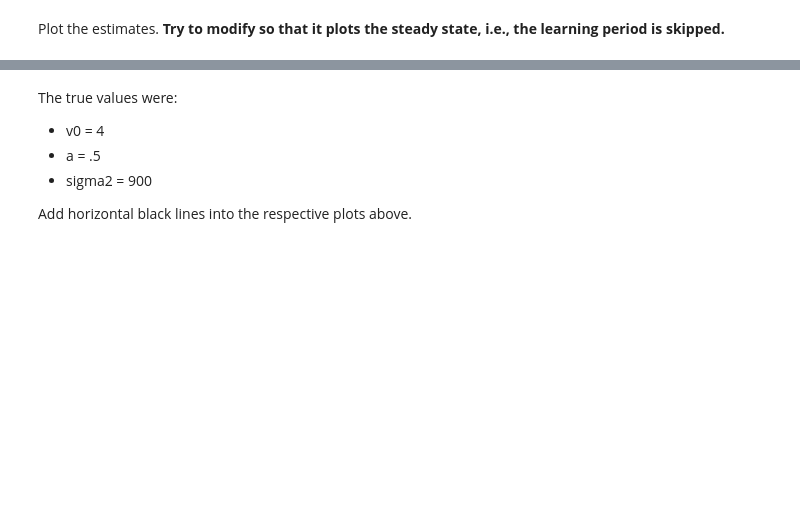
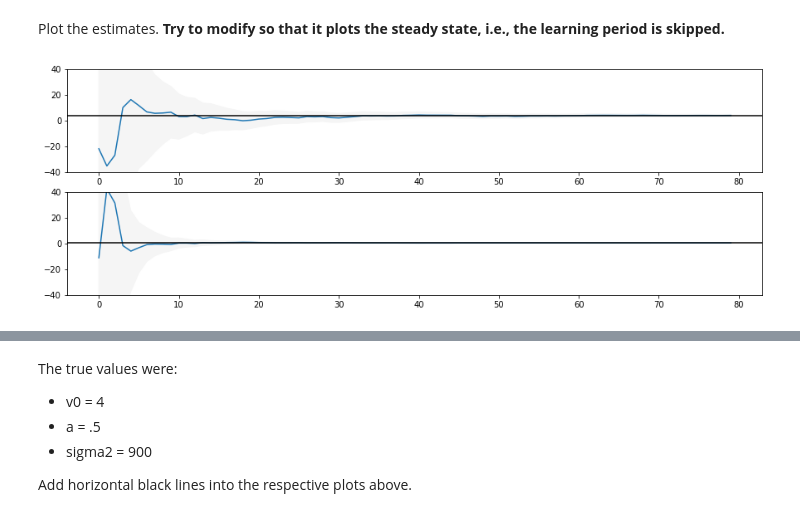
Before and after one commit to kai-wren/BM, a Jupyter notebook: labs/c1-2-tracking.ipynb, the cells around one changed output, grey strips where cells are left out. Drawn from its saved outputs; the diff is of its cells as text; code cells hidden in the pictures; blank space fills up the shorter version.

```diff
--- a/labs/c1-2-tracking.ipynb
+++ b/labs/c1-2-tracking.ipynb
@@ -74,7 +83,7 @@ for t in range(ndat):
     # x_t should be a correct regressor
     # (recall, python indexes from 0 while
     # in physics t=1,2,...
-    xt = np.array([***, ***])
+    xt = np.array([t+1, 0.5*(t+1)**2])
     ##############################################
 
     regmodel.update(yt, xt)      # update of the prior
@@ -90,27 +104,31 @@ print('Var(sigma2): ', regmodel.var_sigma2)
 Plot the estimates. **Try to modify so that it plots the steady state, i.e., the learning period is skipped.**
 # %%
 Ebeta_log = np.array(regmodel.Ebeta_log)
-std_beta_log = np.array(regmodel.var_beta_log)
+std_beta_log = np.sqrt(np.array(regmodel.var_beta_log))
 
 plt.figure(figsize=(15,5))
 plt.subplot(211)
 plt.plot(Ebeta_log[:, 0])
+plt.axhline(regmodel.Ebeta[0], color='black')
 plt.fill_between(np.arange(ndat),
                  Ebeta_log[:, 0] + 3 * std_beta_log[:, 0],
                  Ebeta_log[:, 0] - 3 * std_beta_log[:, 0],
                  color='whitesmoke'
                  )
 plt.ylim(-40, 40)
 
 plt.subplot(212)
 plt.plot(Ebeta_log[:, 1])
+plt.axhline(regmodel.Ebeta[1], color='black')
 plt.fill_between(np.arange(ndat),
                  Ebeta_log[:, 1] + 3 * std_beta_log[:, 1],
                  Ebeta_log[:, 1] - 3 * std_beta_log[:, 1],
                  color='whitesmoke'
                  )
 plt.ylim(-40, 40)
 plt.show()
+# %% [output]
+[figure, added]
 # %%
 std_sigma2_log = np.sqrt(np.array(regmodel.var_sigma2_log))
 
```
Also changed, not shown: parts of 4 cells of this notebook, 9 other files.
